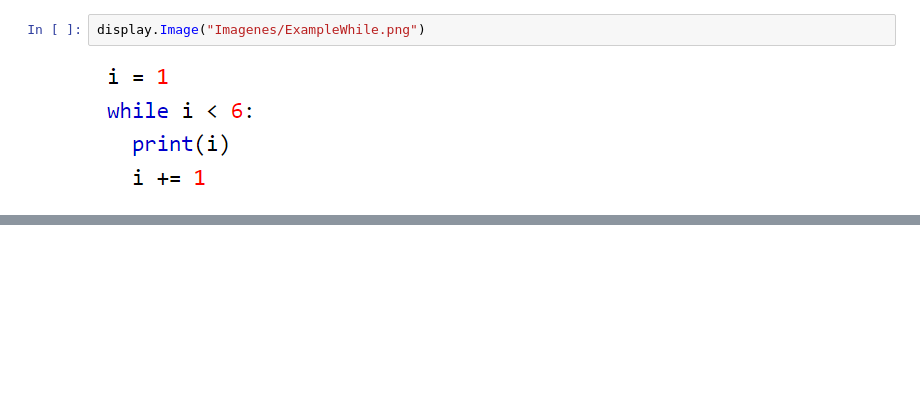
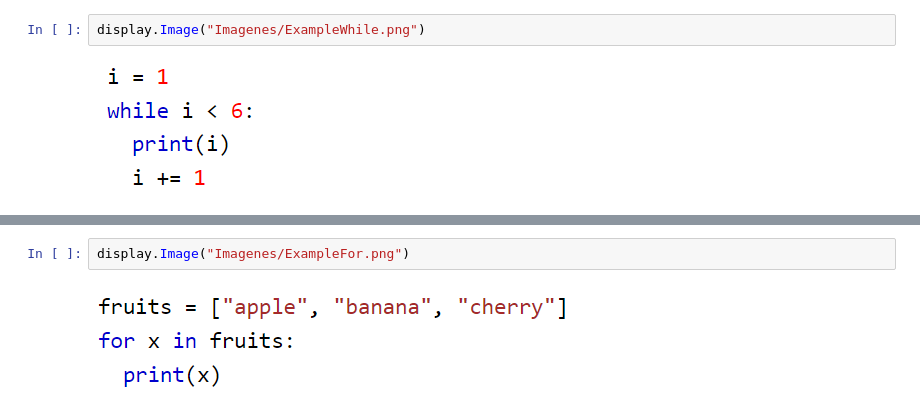
Before and after one commit to anaestg/PCD, a Jupyter notebook: Notas_Python.ipynb, the cells around one changed output, grey strips where cells are left out. Saved outputs shown, nothing was run; the diff lists cells and outputs as text; blank space fills up the shorter version.

```diff
--- a/Notas_Python.ipynb
+++ b/Notas_Python.ipynb
@@ -39,0 +50,4 @@ display.Image("Imagenes/ExampleWhile.png")
+# %%
+display.Image("Imagenes/ExampleFor.png")
+# %% [output]
+[figure, added]
```
Also changed, not shown: parts of 5 cells of this notebook.
